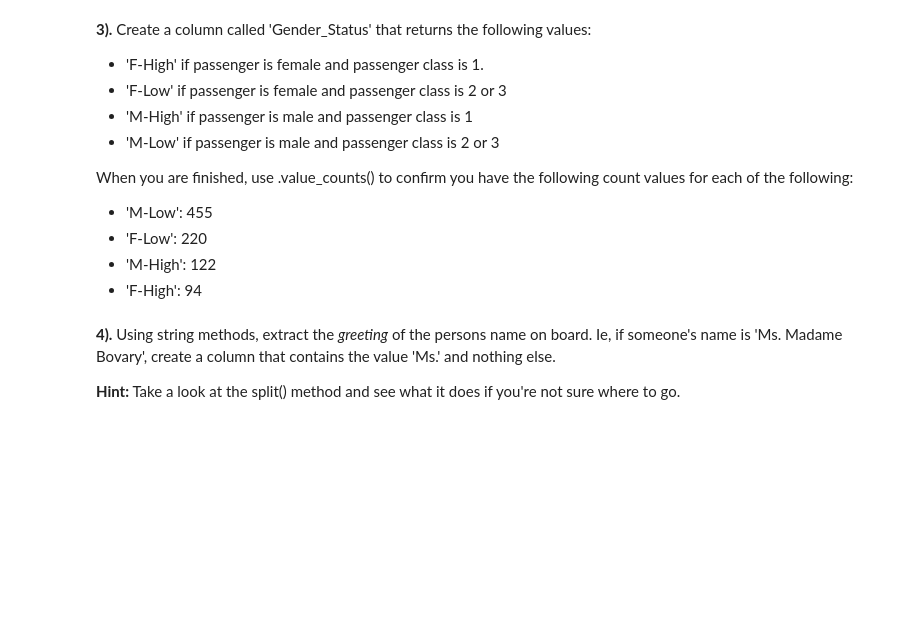
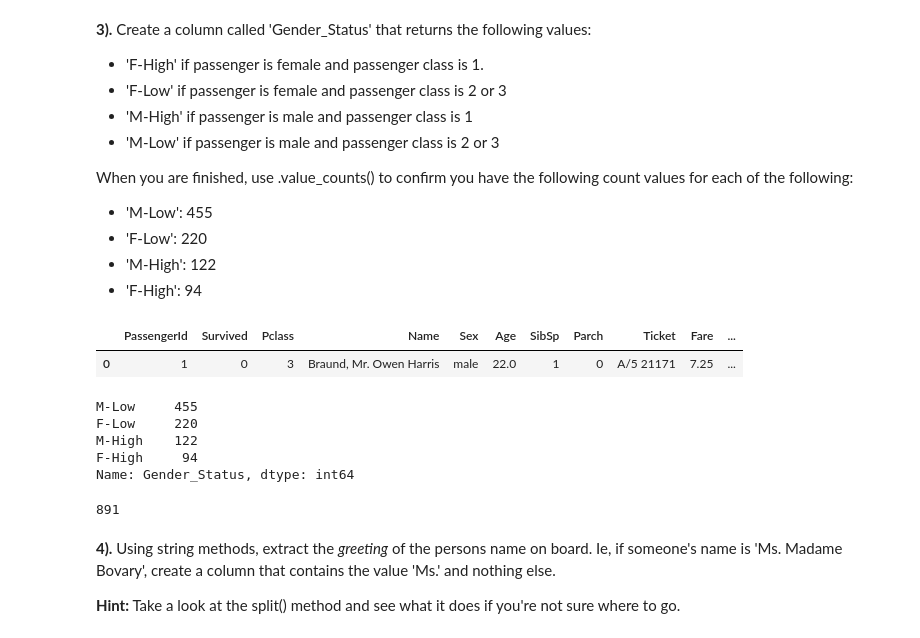
Before and after one commit to alphalex/DAT-06-24, a Jupyter notebook: class material/Unit 2/Lesson 5/labs/exploring-data-lab.ipynb, the cells around one changed output. Saved outputs shown, nothing was run; the diff lists cells and outputs as text; code cells hidden in the pictures; blank space fills up the shorter version.

```diff
--- a/class material/Unit 2/Lesson 5/labs/exploring-data-lab.ipynb
+++ b/class material/Unit 2/Lesson 5/labs/exploring-data-lab.ipynb
@@ -294,0 +283,5 @@ When you are finished, use .value_counts() to confirm you have the following cou
+# %%
+df.head(1)
+# %% [output]
+|  | PassengerId | Survived | Pclass | Name | Sex | Age | SibSp | Parch | Ticket | Fare | ... |
+| 0 | 1 | 0 | 3 | Braund, Mr. Owen Harris | male | 22.0 | 1 | 0 | A/5 21171 | 7.25 | ... |
@@ -295,3 +304,15 @@ When you are finished, use .value_counts() to confirm you have the following cou
+# %%
+df['Gender_Status'].value_counts()
+# %% [output]
+M-Low     455
+F-Low     220
+M-High    122
+F-High     94
+Name: Gender_Status, dtype: int64
+# %%
+df['Gender_Status'].value_counts().sum()
+# %% [output]
+891
 # %% [markdown]
 **4).** Using string methods, extract the *greeting* of the persons name on board.  Ie, if someone's name is 'Ms. Madame Bovary', create a column that contains the value 'Ms.' and nothing else.
 
```
Also changed, not shown: parts of 22 cells of this notebook, 1 other file.
